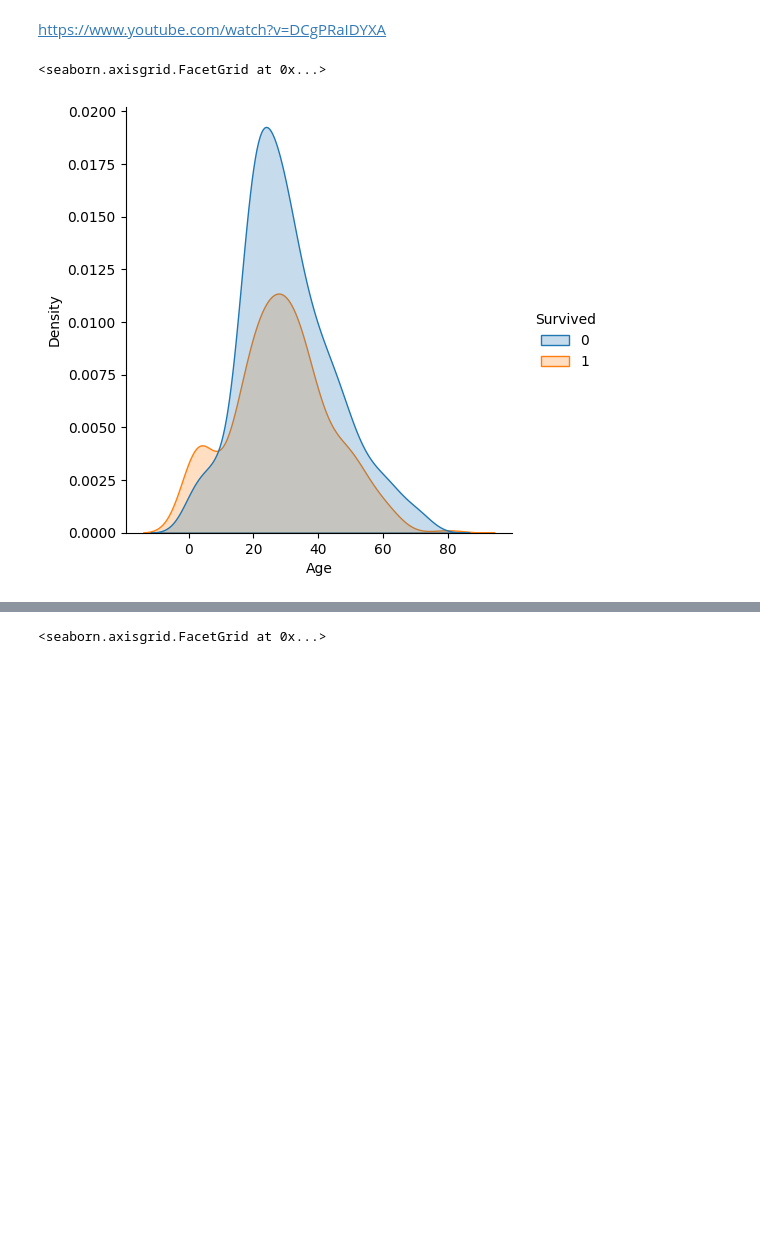
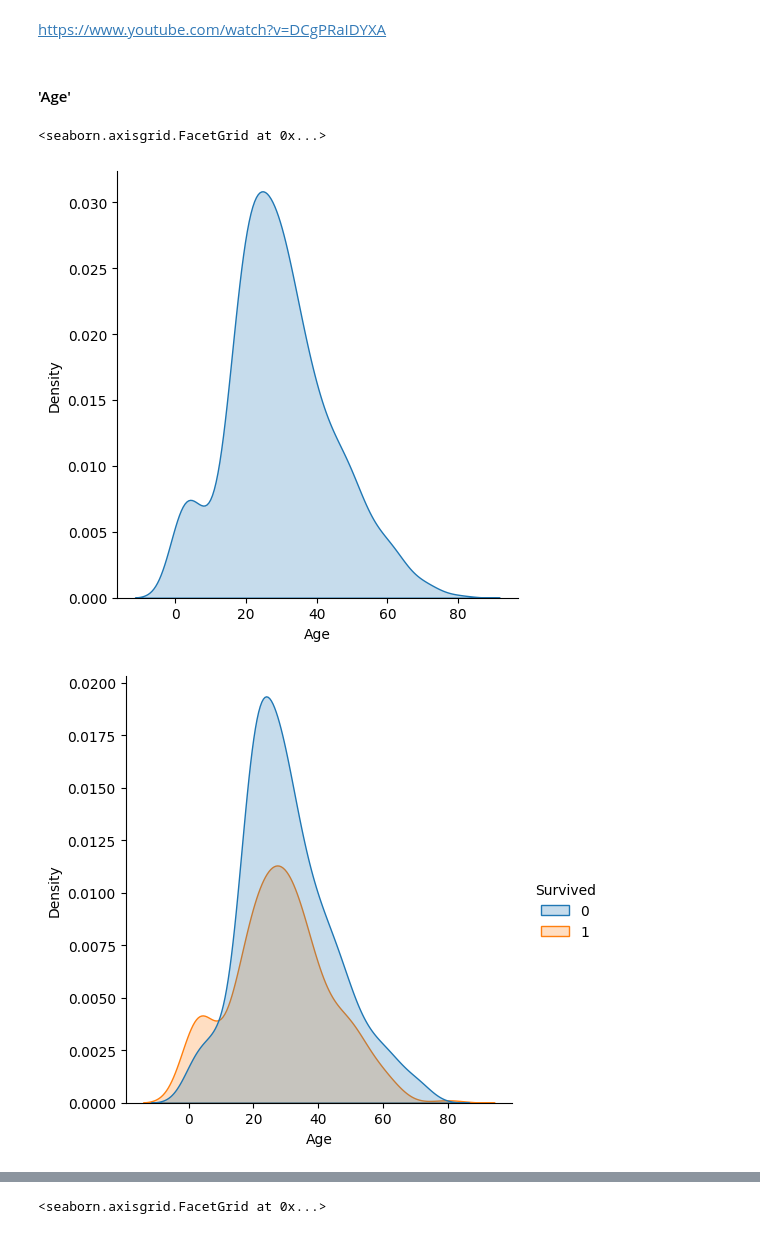
Before and after one commit to Hasitha199310/Titanic, a Jupyter notebook: Titanic Data Analysis.ipynb, the cells around one changed output, grey strips where cells are left out. Saved outputs shown, nothing was run; the diff lists cells and outputs as text; code cells hidden in the pictures; blank space fills up the shorter version.

Commit message:
Data analysis - Single variable -

```diff
--- a/Titanic Data Analysis.ipynb
+++ b/Titanic Data Analysis.ipynb
@@ -4,8 +4,8 @@ import numpy as np
 import matplotlib.pyplot as plt
 import seaborn as sns
 # %%
-train = pd.read_csv('Titanic/train.csv')
-test = pd.read_csv('Titanic/test.csv')
+train = pd.read_csv('data/train.csv')
+test = pd.read_csv('data/test.csv')
 # %% [markdown]
 ## Data Description
 
@@ -105,8 +104,12 @@ sns.barplot(data = train_embarked, x = 'Embarked', y= 'Embarked%', hue = 'Surviv
 ### Numerical Variables
 # %% [markdown]
 https://www.youtube.com/watch?v=DCgPRaIDYXA
+# %% [markdown]
+#### 'Age'
 # %%
+sns.displot(train, x='Age', kind='kde', fill=True)
 sns.displot(train, x='Age', hue='Survived', kind='kde', fill=True)
 # %% [output]
 <seaborn.axisgrid.FacetGrid at 0x...>
-[figure, old version]
+[figure, new version]
+[figure, added]
```
Also changed, not shown: parts of 50 cells of this notebook, 3 other files.
